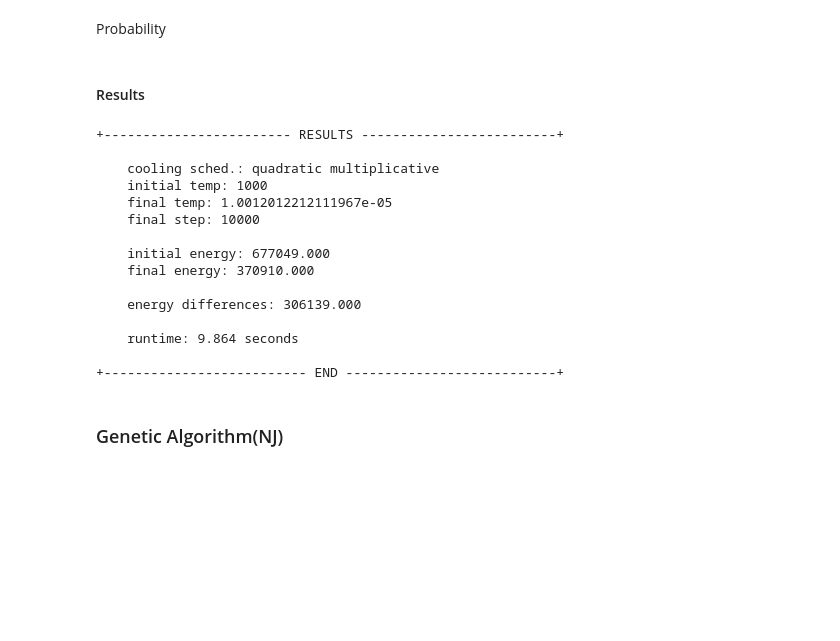
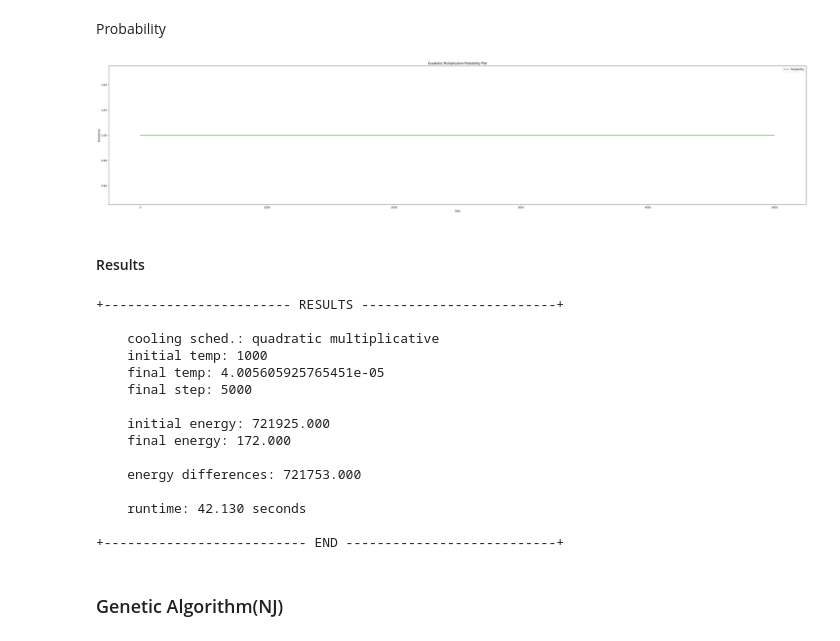
Before and after one commit to marcellinow/diagonal-magic-cube, a Jupyter notebook: main.ipynb, the cells around one changed output. Cells and saved outputs as stored; diff of their text form; code cells hidden in the pictures; blank space fills up the shorter version.

```diff
--- a/main.ipynb
+++ b/main.ipynb
@@ -177,29 +171,29 @@ SA_QuadraticM.hist_plot(Curr_energy=False,title="Quadratic Multiplicative Best E
 Probability
 # %%
 # SA_QuadraticA.prob_plot(title="Quadratic Additive Probability Plot")
-# SA_QuadraticM.prob_plot(title="Quadratic Multiplicative Probability Plot")
+SA.prob_plot(title="Quadratic Multiplicative Probability Plot")
+# %% [output]
+[figure, added]
 # %% [markdown]
 #### Results
-# %%
-SA_results = [SA_QuadraticM]
-for result in SA_results:
-    result.results()
-# %% [output]
-+------------------------ RESULTS -------------------------+
-
-    cooling sched.: quadratic multiplicative
-    initial temp: 1000
-    final temp: 1.0012012212111967e-05
-    final step: 10000
-
-    initial energy: 677049.000
-    final energy: 370910.000
-
-    energy differences: 306139.000
-
-    runtime: 9.864 seconds
-
-+-------------------------- END ---------------------------+
+# %%
+SA.results()
+# %% [output]
++------------------------ RESULTS -------------------------+
+
+    cooling sched.: quadratic multiplicative
+    initial temp: 1000
+    final temp: 4.005605925765451e-05
+    final step: 5000
+
+    initial energy: 721925.000
+    final energy: 172.000
+
+    energy differences: 721753.000
+
+    runtime: 42.130 seconds
+
++-------------------------- END ---------------------------+
 # %% [markdown]
 ### Genetic Algorithm(NJ)
 # %%
```
Also changed, not shown: parts of 13 cells of this notebook, 1 other file.
